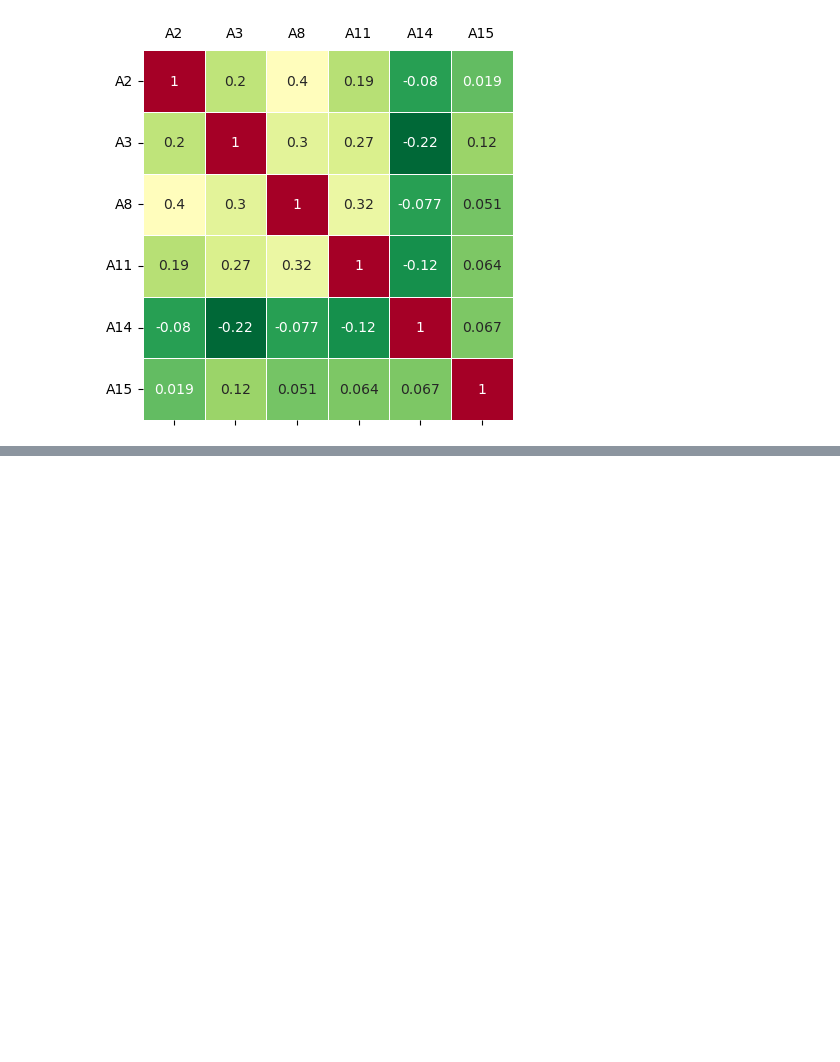
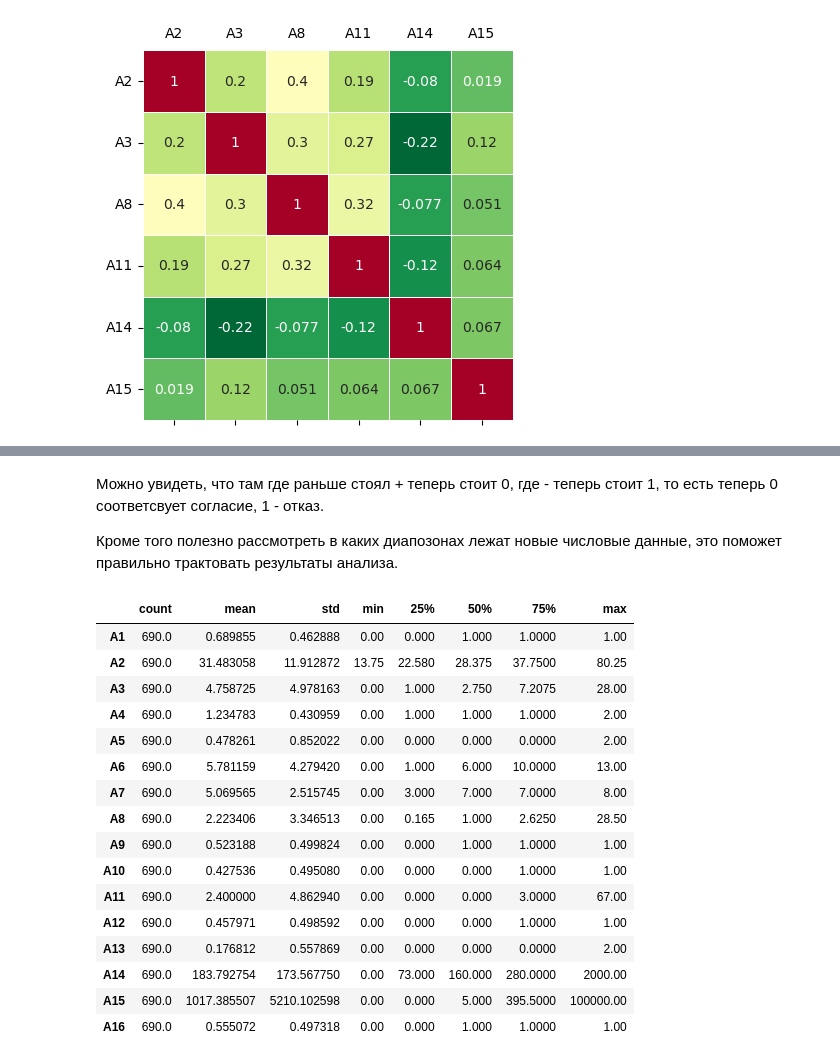
Before and after one commit to grigoriibaryshev/-, a Jupyter notebook: нис1.ipynb, the cells around one changed output, grey strips where cells are left out. Saved outputs shown, nothing was run; the diff lists cells and outputs as text; code cells hidden in the pictures; blank space fills up the shorter version.

```diff
--- a/нис1.ipynb
+++ b/нис1.ipynb
@@ -213,0 +312,24 @@ plt.show()
+# %% [markdown]
+Можно увидеть, что там где раньше стоял + теперь стоит 0, где - теперь стоит 1, то есть теперь 0 соответсвует согласие, 1 - отказ.
+
+Кроме того полезно рассмотреть в каких диапозонах лежат новые числовые данные, это поможет правильно трактовать результаты анализа.
+# %%
+data.describe().transpose()
+# %% [output]
+|  | count | mean | std | min | 25% | 50% | 75% | max |
+| A1 | 690.0 | 0.689855 | 0.462888 | 0.00 | 0.000 | 1.000 | 1.0000 | 1.00 |
+| A2 | 690.0 | 31.483058 | 11.912872 | 13.75 | 22.580 | 28.375 | 37.7500 | 80.25 |
+| A3 | 690.0 | 4.758725 | 4.978163 | 0.00 | 1.000 | 2.750 | 7.2075 | 28.00 |
+| A4 | 690.0 | 1.234783 | 0.430959 | 0.00 | 1.000 | 1.000 | 1.0000 | 2.00 |
+| A5 | 690.0 | 0.478261 | 0.852022 | 0.00 | 0.000 | 0.000 | 0.0000 | 2.00 |
+| A6 | 690.0 | 5.781159 | 4.279420 | 0.00 | 1.000 | 6.000 | 10.0000 | 13.00 |
+| A7 | 690.0 | 5.069565 | 2.515745 | 0.00 | 3.000 | 7.000 | 7.0000 | 8.00 |
+| A8 | 690.0 | 2.223406 | 3.346513 | 0.00 | 0.165 | 1.000 | 2.6250 | 28.50 |
+| A9 | 690.0 | 0.523188 | 0.499824 | 0.00 | 0.000 | 1.000 | 1.0000 | 1.00 |
+| A10 | 690.0 | 0.427536 | 0.495080 | 0.00 | 0.000 | 0.000 | 1.0000 | 1.00 |
+| A11 | 690.0 | 2.400000 | 4.862940 | 0.00 | 0.000 | 0.000 | 3.0000 | 67.00 |
+| A12 | 690.0 | 0.457971 | 0.498592 | 0.00 | 0.000 | 0.000 | 1.0000 | 1.00 |
+| A13 | 690.0 | 0.176812 | 0.557869 | 0.00 | 0.000 | 0.000 | 0.0000 | 2.00 |
+| A14 | 690.0 | 183.792754 | 173.567750 | 0.00 | 73.000 | 160.000 | 280.0000 | 2000.00 |
+| A15 | 690.0 | 1017.385507 | 5210.102598 | 0.00 | 0.000 | 5.000 | 395.5000 | 100000.00 |
+| A16 | 690.0 | 0.555072 | 0.497318 | 0.00 | 0.000 | 1.000 | 1.0000 | 1.00 |
```
Also changed, not shown: parts of 9 cells of this notebook.
